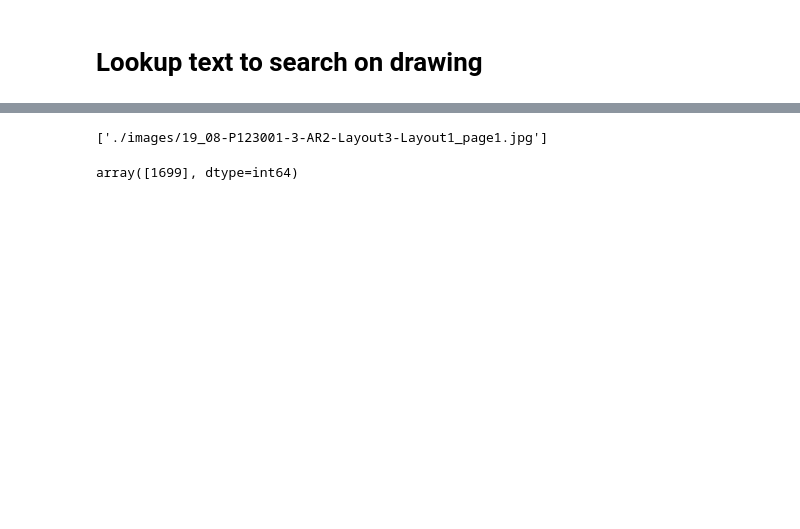
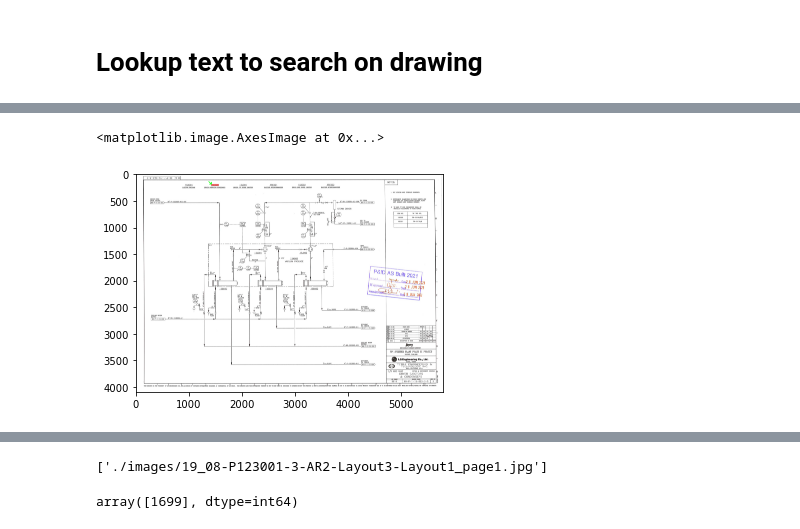
Before and after one commit to chanathipea/Image2Text, a Jupyter notebook: tesseract_ocr.ipynb, the cells around one changed output, grey strips where cells are left out. Drawn from its saved outputs; the diff is of its cells as text; code cells hidden in the pictures; blank space fills up the shorter version.

```diff
--- a/tesseract_ocr.ipynb
+++ b/tesseract_ocr.ipynb
@@ -470,3 +261,11 @@ find_text(lookup=lookup).x1.item()
+# %%
+img_new0 = cv2.arrowedLine(img_new, (x1-50,y1-50), (x1,y1),
+                                         color=(0, 255, 0), thickness=9, tipLength = 0.5)
+# %%
+plt.imshow(img_new0)
+# %% [output]
+<matplotlib.image.AxesImage at 0x...>
+[figure, added]
 # %%
 # https://betterprogramming.pub/highlighting-specific-word-in-an-input-image-1cf3d4f8ae27
 # https://www.geeksforgeeks.org/python-opencv-cv2-arrowedline-method/
```
Also changed, not shown: parts of 86 cells of this notebook, 2 other files.
